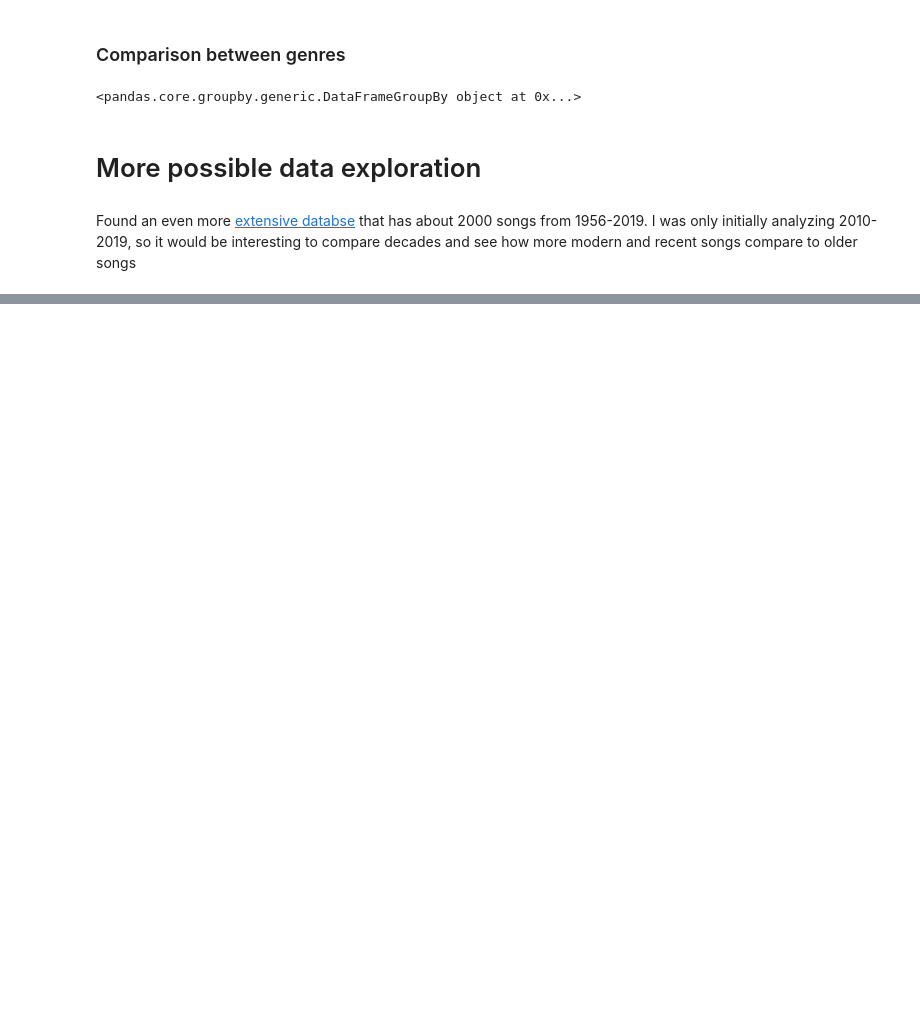
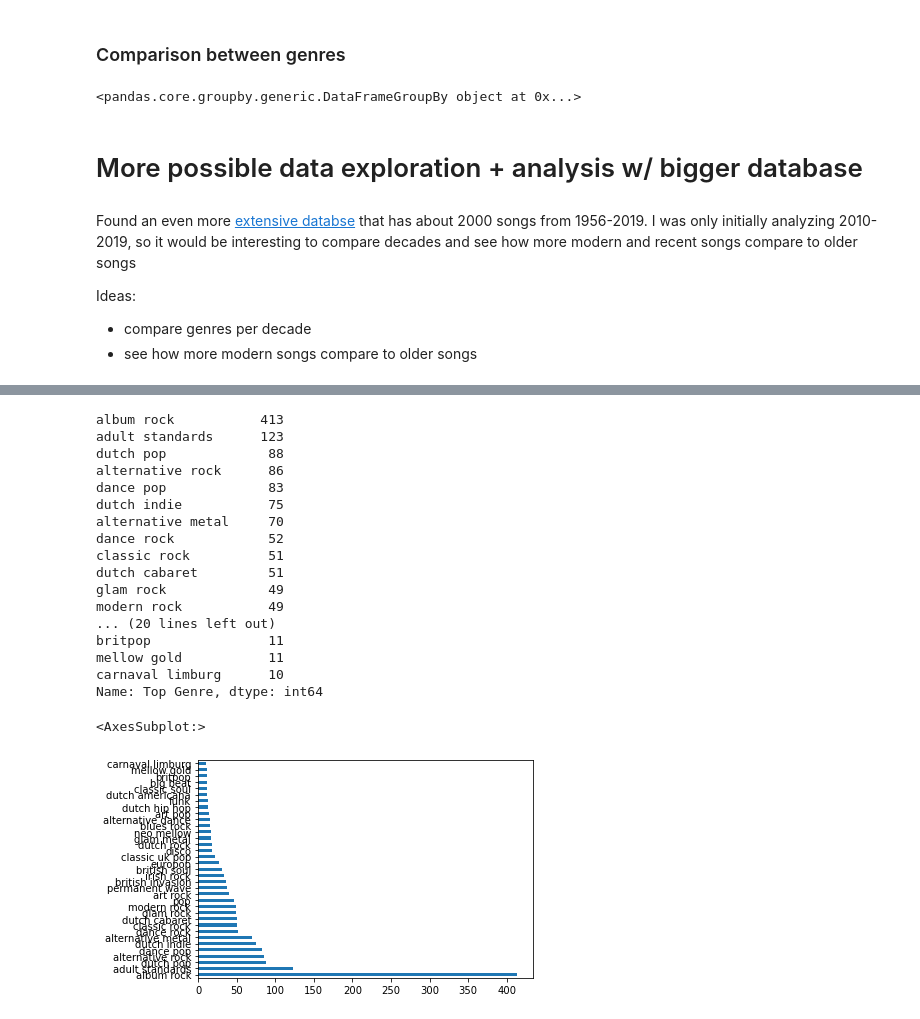
Before and after one commit to make-a-mark/dh140, a Jupyter notebook: FinalProject/Preliminary Project Notebook.ipynb, the cells around one changed output, grey strips where cells are left out. Saved outputs shown, nothing was run; the diff lists cells and outputs as text; code cells hidden in the pictures; blank space fills up the shorter version.

```diff
--- a/FinalProject/Preliminary Project Notebook.ipynb
+++ b/FinalProject/Preliminary Project Notebook.ipynb
@@ -337,9 +352,13 @@ top10s_df.groupby('top genre')
 # %% [output]
 <pandas.core.groupby.generic.DataFrameGroupBy object at 0x...>
 # %% [markdown]
-# More possible data exploration
+# More possible data exploration + analysis w/ bigger database
 # %% [markdown]
 Found an even more [extensive databse](https://www.kaggle.com/iamsumat/spotify-top-2000s-mega-dataset) that has about 2000 songs from 1956-2019. I was only initially analyzing 2010-2019, so it would be interesting to compare decades and see how more modern and recent songs compare to older songs
+
+Ideas:
+* compare genres per decade
+* see how more modern songs compare to older songs
 # %%
 spotify2000_df = pd.read_csv('Spotify-2000.csv')
 spotify2000_df.head()
@@ -350,3 +369,27 @@ spotify2000_df.head()
 | 2 | 3 | Clint Eastwood | Gorillaz | alternative hip hop | 2001 | 168 | 69 | 66 | ... |
 | 3 | 4 | The Pretender | Foo Fighters | alternative metal | 2007 | 173 | 96 | 43 | ... |
 | 4 | 5 | Waitin' On A Sunny Day | Bruce Springsteen | classic rock | 2002 | 106 | 82 | 58 | ... |
+# %%
+top_genres = list(spotify2000_df['Top Genre'].value_counts()[spotify2000_df['Top Genre'].value_counts() >= 10].index)
+print(spotify2000_df['Top Genre'].value_counts()[spotify2000_df['Top Genre'].value_counts() >= 10])
+spotify2000_df['Top Genre'].value_counts()[spotify2000_df['Top Genre'].value_counts() >= 10].plot(kind='barh')
+# %% [output]
+album rock           413
+adult standards      123
+dutch pop             88
+alternative rock      86
+dance pop             83
+dutch indie           75
+alternative metal     70
+dance rock            52
+classic rock          51
+dutch cabaret         51
+glam rock             49
+modern rock           49
+... (20 lines left out)
+britpop               11
+mellow gold           11
+carnaval limburg      10
+Name: Top Genre, dtype: int64
+<AxesSubplot:>
+[figure, added]
```
Also changed, not shown: parts of 5 cells of this notebook.
